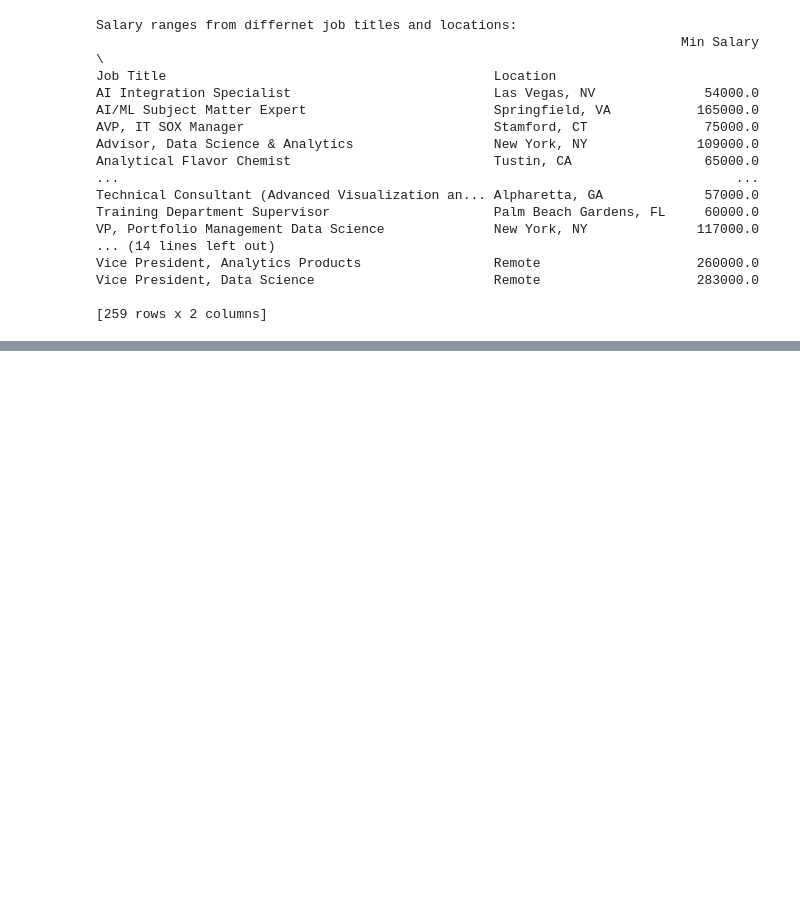
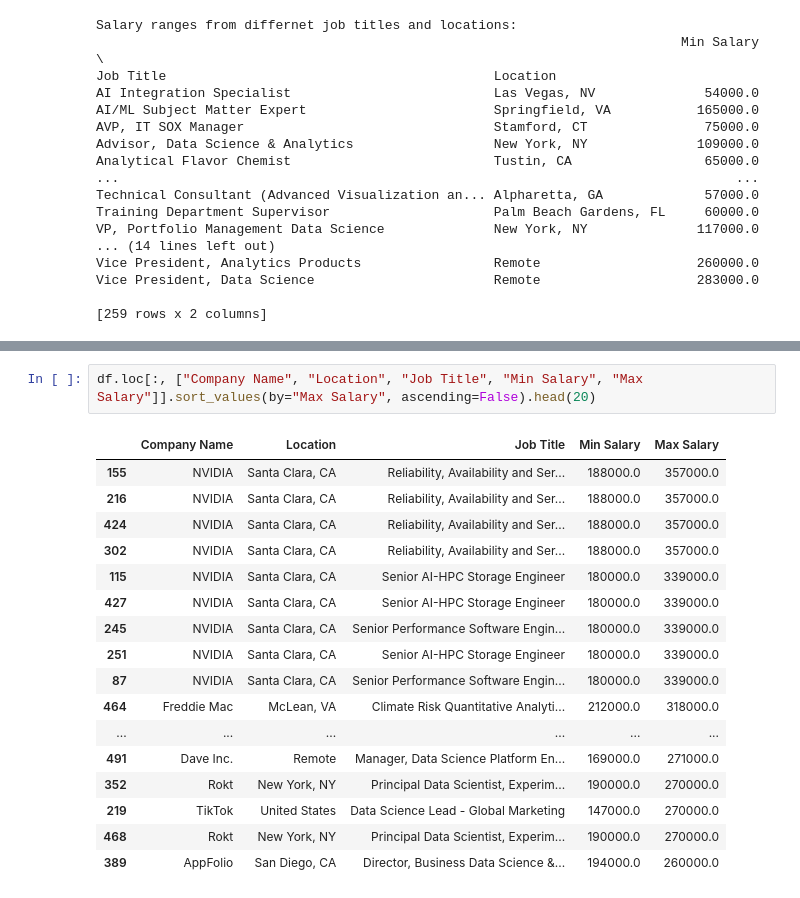
Before and after one commit to subodhss23/data_analysis, a Jupyter notebook: data_science_job_salaries_2024/main.ipynb, the cells around one changed output, grey strips where cells are left out. Cells and saved outputs as stored; diff of their text form; blank space fills up the shorter version.

```diff
--- a/data_science_job_salaries_2024/main.ipynb
+++ b/data_science_job_salaries_2024/main.ipynb
@@ -347,0 +420,20 @@ Data has been successfully written to salary_stats.csv file
+# %%
+df.loc[:, ["Company Name", "Location", "Job Title", "Min Salary", "Max Salary"]].sort_values(by="Max Salary", ascending=False).head(20)
+# %% [output]
+|  | Company Name | Location | Job Title | Min Salary | Max Salary |
+| 155 | NVIDIA | Santa Clara, CA | Reliability, Availability and Ser... | 188000.0 | 357000.0 |
+| 216 | NVIDIA | Santa Clara, CA | Reliability, Availability and Ser... | 188000.0 | 357000.0 |
+| 424 | NVIDIA | Santa Clara, CA | Reliability, Availability and Ser... | 188000.0 | 357000.0 |
+| 302 | NVIDIA | Santa Clara, CA | Reliability, Availability and Ser... | 188000.0 | 357000.0 |
+| 115 | NVIDIA | Santa Clara, CA | Senior AI-HPC Storage Engineer | 180000.0 | 339000.0 |
+| 427 | NVIDIA | Santa Clara, CA | Senior AI-HPC Storage Engineer | 180000.0 | 339000.0 |
+| 245 | NVIDIA | Santa Clara, CA | Senior Performance Software Engin... | 180000.0 | 339000.0 |
+| 251 | NVIDIA | Santa Clara, CA | Senior AI-HPC Storage Engineer | 180000.0 | 339000.0 |
+| 87 | NVIDIA | Santa Clara, CA | Senior Performance Software Engin... | 180000.0 | 339000.0 |
+| 464 | Freddie Mac | McLean, VA | Climate Risk Quantitative Analyti... | 212000.0 | 318000.0 |
+| ... | ... | ... | ... | ... | ... |
+| 491 | Dave Inc. | Remote | Manager, Data Science Platform En... | 169000.0 | 271000.0 |
+| 352 | Rokt | New York, NY | Principal Data Scientist, Experim... | 190000.0 | 270000.0 |
+| 219 | TikTok | United States | Data Science Lead - Global Marketing | 147000.0 | 270000.0 |
+| 468 | Rokt | New York, NY | Principal Data Scientist, Experim... | 190000.0 | 270000.0 |
+| 389 | AppFolio | San Diego, CA | Director, Business Data Science &... | 194000.0 | 260000.0 |
```
Also changed, not shown: parts of 12 cells of this notebook.
